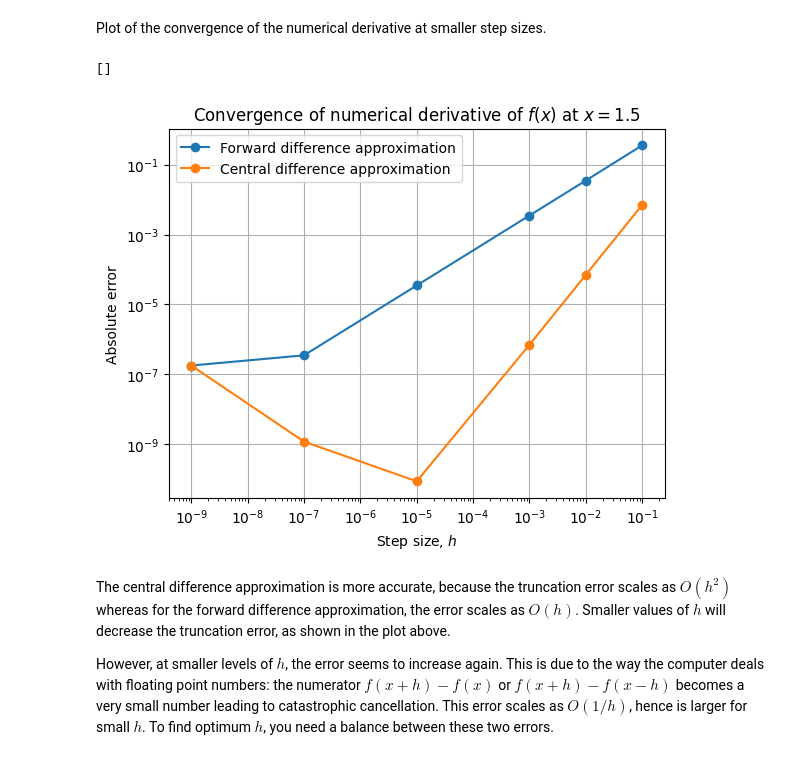
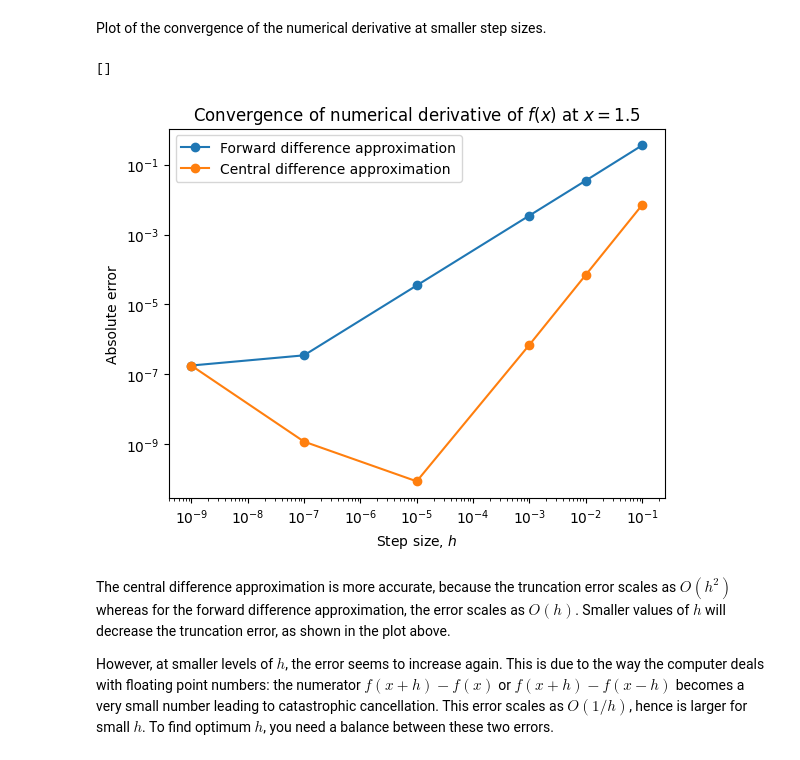
Before and after one commit to elizabethsztan/dual_autodiff, a Jupyter notebook: docs/source/demos/dual_autodiff_demo.ipynb, the cells around one changed output. Saved outputs shown, nothing was run; the diff lists cells and outputs as text; code cells hidden in the pictures.

```diff
--- a/docs/source/demos/dual_autodiff_demo.ipynb
+++ b/docs/source/demos/dual_autodiff_demo.ipynb
@@ -192,21 +193,19 @@ x_analytical = fprime(1.5)
 diff_fwd = np.abs(fwd - x_analytical)
 diff_cnt = np.abs(cnt - x_analytical)
 # %%
-import matplotlib.pyplot as plt
-
 plt.plot(h, diff_fwd, marker = 'o',  label = 'Forward difference approximation')
 plt.plot(h, diff_cnt, marker = 'o', label = 'Central difference approximation')
 plt.xscale('log')
 plt.yscale('log')
 plt.xlabel(r'Step size, $h$')
 plt.ylabel(r'Absolute error')
 plt.legend()
-plt.grid()
+#plt.grid()
 plt.title(r'Convergence of numerical derivative of $f(x)$ at $x=1.5$')
 plt.plot()
 # %% [output]
 []
-[figure, old version]
+[figure, new version]
 # %% [markdown]
 The central difference approximation is more accurate, because the truncation error scales as $O(h^2)$ whereas for the forward difference approximation, the error scales as $O(h)$. Smaller values of $h$ will decrease the truncation error, as shown in the plot above.
 
```
Also changed, not shown: parts of 2 cells of this notebook, 2 other files.
